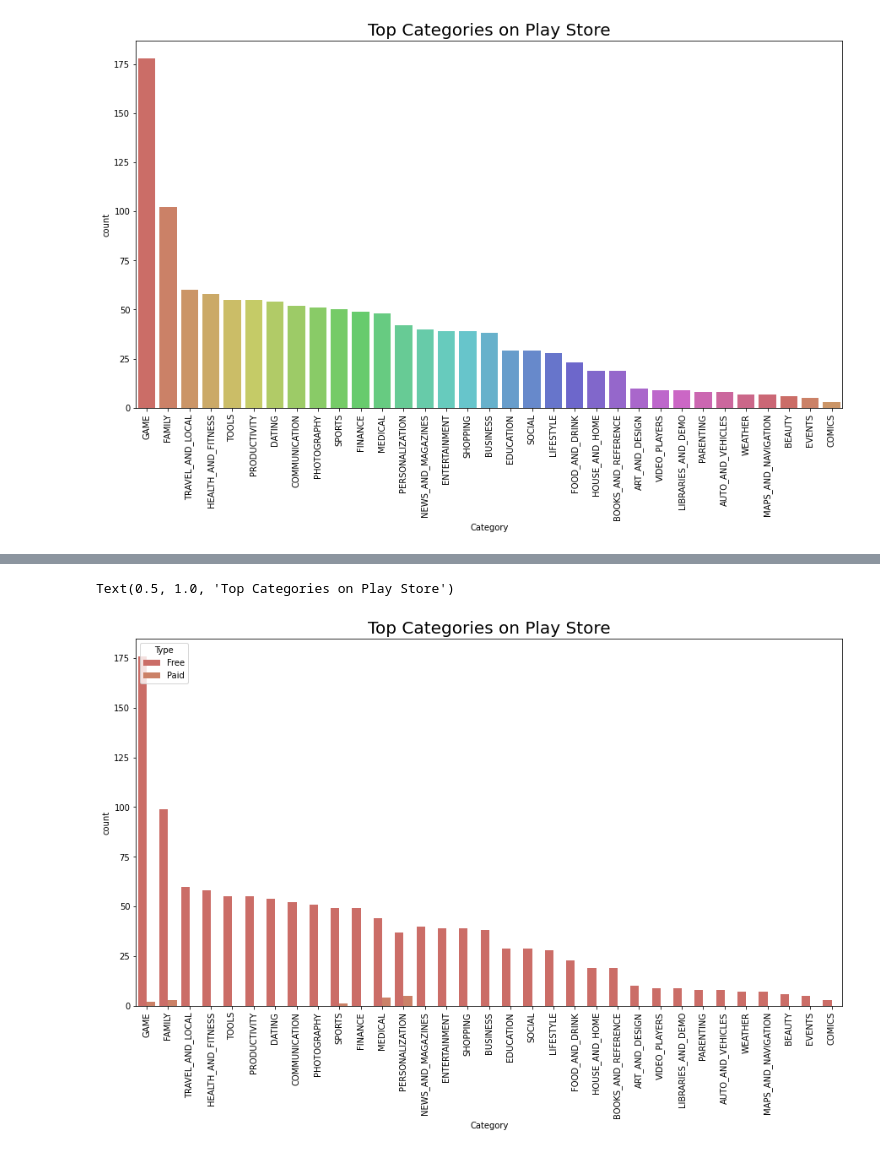
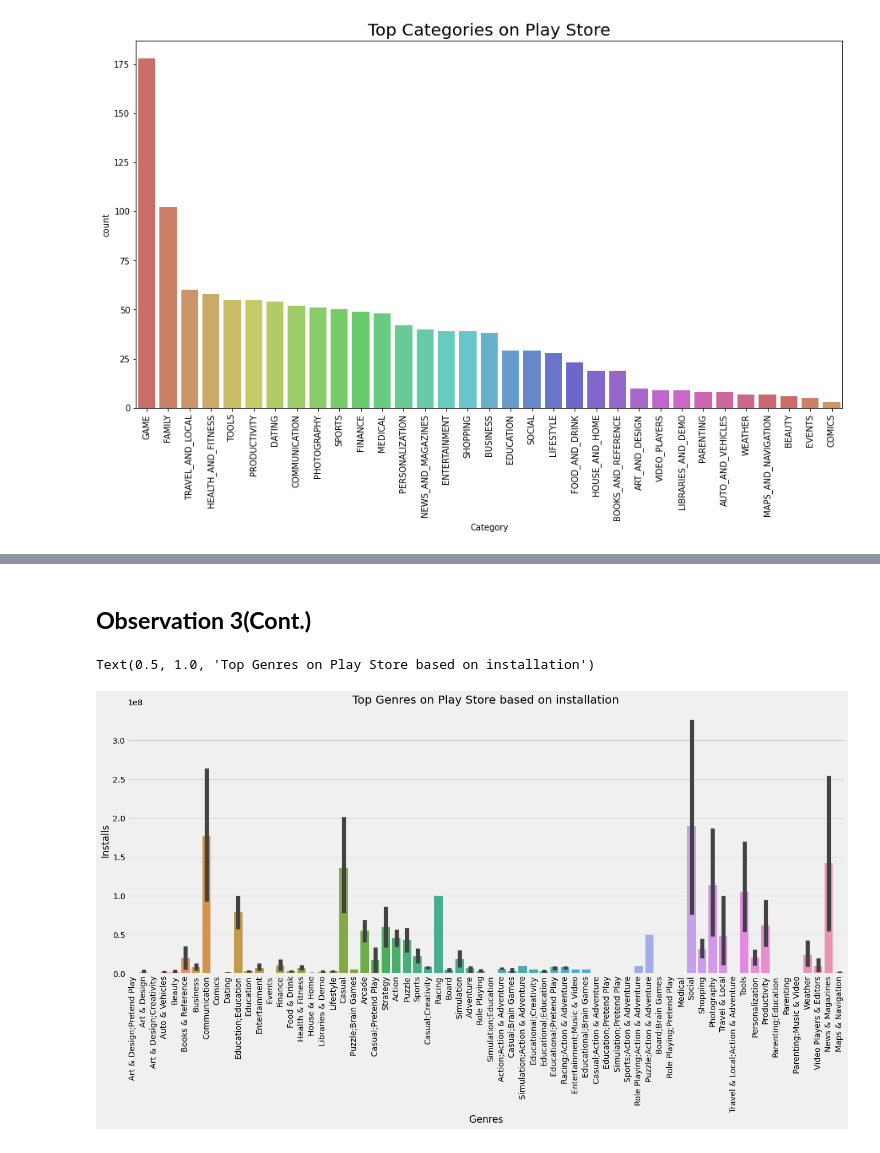
Before and after one commit to shashankm10/play_store_EDA, a Jupyter notebook: Play_Store_App_Review_Analysis_Capstone_Project.ipynb, the cells around one changed output, grey strips where cells are left out. Drawn from its saved outputs; the diff is of its cells as text; code cells hidden in the pictures.

```diff
--- a/Play_Store_App_Review_Analysis_Capstone_Project.ipynb
+++ b/Play_Store_App_Review_Analysis_Capstone_Project.ipynb
@@ -441,0 +583,7 @@ plt.xticks(rotation=90)
+# %%
+plt.figure(figsize=(10,8))
+plt.style.use("fivethirtyeight")
+sns.violinplot(y="Rating",data=d,palette=sns.color_palette("hls", 30) )
+plt.ylabel("Rating------------>", fontsize=15)
+plt.title("Violin plot for Rating")
+plt.show();
@@ -441,0 +592,8 @@ plt.xticks(rotation=90)
+# %%
+plt.figure(figsize=(10,8))
+plt.style.use("fivethirtyeight")
+sns.kdeplot(d["Rating"],palette=sns.color_palette("hls", 30),shade = True)
+plt.xlabel("Rating------------>", fontsize=15)
+plt.ylabel("Density------------>", fontsize=15)
+plt.title("Density for Rating")
+plt.show();
@@ -441,0 +664,12 @@ plt.xticks(rotation=90)
+# %%
+'''As we can notice,there is a high variance in the number of installs.
+To remove this we are adding a new column to dataframe, which is the log of number of installs'''
+d['log_installs'] = np.log2(d['Installs'])
+# Scatter-plot
+plt.figure(figsize=(10,7))
+plt.style.use("fivethirtyeight")
+sns.scatterplot(d['Size_Mb'],d['log_installs'],hue=d["Type"])
+plt.xlabel("Size(Mb)---------------->",fontsize=15)
+plt.ylabel("log_Installs---------------->",fontsize=15)
+plt.title("Distribution of Installs with Size ")
+plt.show();
@@ -476,9 +689,11 @@ plt.legend()
+# %% [markdown]
+## **Observation 3(Cont.)**
 # %%
-plt.figure(figsize=(15,8))
-sns.countplot('Category',data=d,
-              order=d.Category.value_counts().index,palette=sns.color_palette("hls", 30),hue='Type')
+plt.figure(figsize=(20,8))
+
+sns.barplot(data=d,y='Installs',x='Genres')
 plt.xticks(rotation=90)
-plt.title("Top Categories on Play Store", fontsize = 20)
+plt.title("Top Genres on Play Store based on installation", fontsize = 20)
 # %% [output]
-Text(0.5, 1.0, 'Top Categories on Play Store')
+Text(0.5, 1.0, 'Top Genres on Play Store based on installation')
-[figure, old version]
+[figure, new version]
```
Also changed, not shown: parts of 69 cells of this notebook.
